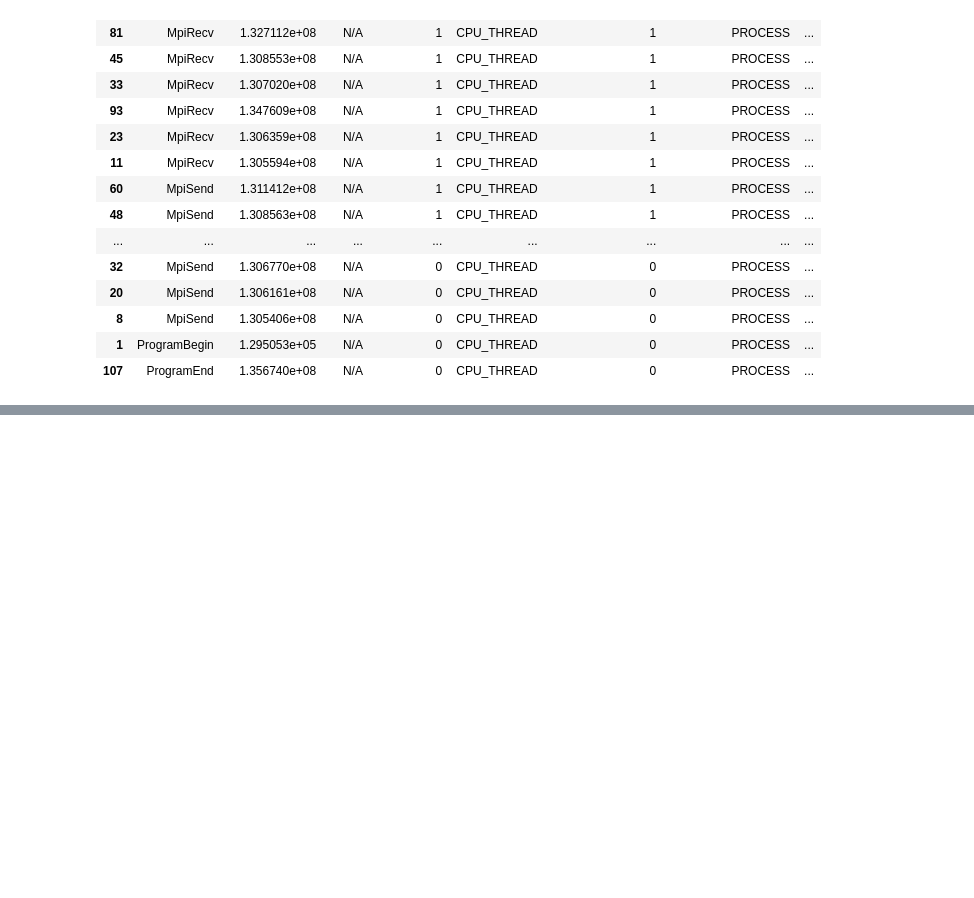
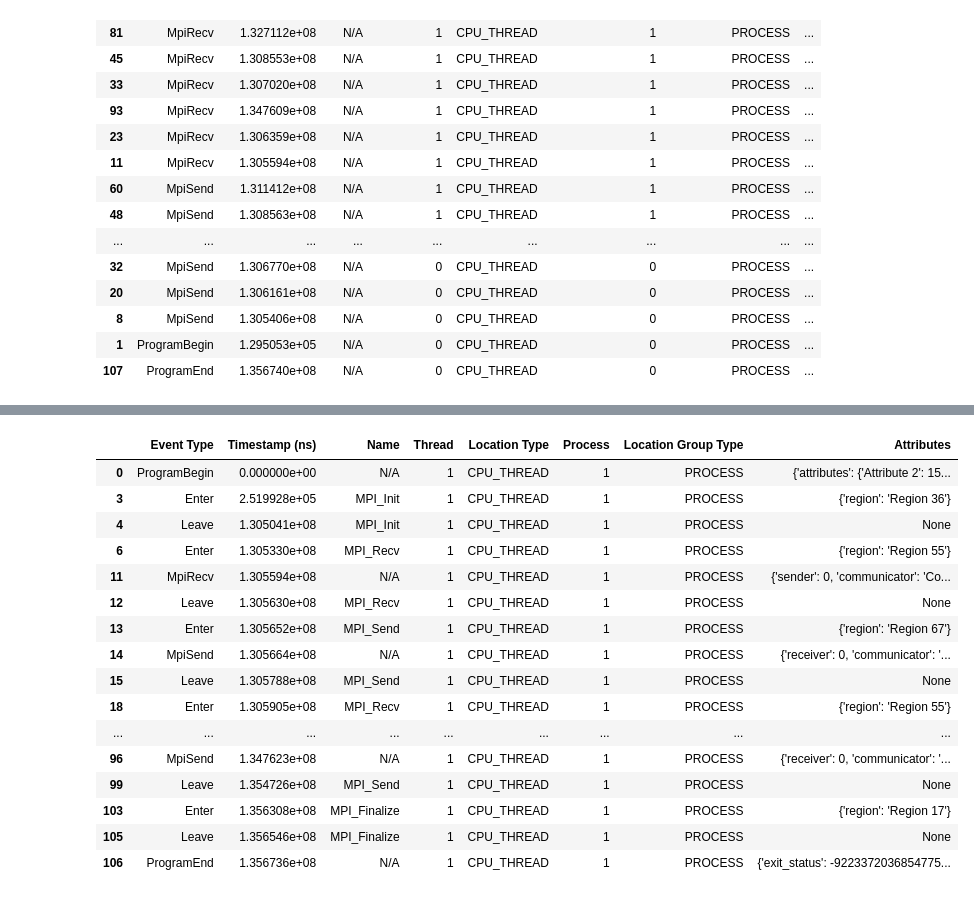
Before and after one commit to hpcgroup/pipit, a Jupyter notebook: docs/examples/query.ipynb, the cells around one changed output, grey strips where cells are left out. Drawn from its saved outputs; the diff is of its cells as text; code cells hidden in the pictures; blank space fills up the shorter version.

```diff
--- a/docs/examples/query.ipynb
+++ b/docs/examples/query.ipynb
@@ -469,3 +469,5 @@ trace.filter("Name", "==", "N/A").sort("Location ID", "desc").sort("Event").appl
 | 8 | MpiSend | 1.305406e+08 | N/A | 0 | CPU_THREAD | 0 | PROCESS | ... |
 | 1 | ProgramBegin | 1.295053e+05 | N/A | 0 | CPU_THREAD | 0 | PROCESS | ... |
 | 107 | ProgramEnd | 1.356740e+08 | N/A | 0 | CPU_THREAD | 0 | PROCESS | ... |
+# %%
+trace.sort("Timestamp (ns)", "desc").limit(10).apply()
@@ -471,0 +486,3 @@ trace.filter("Name", "==", "N/A").sort("Location ID", "desc").sort("Event").appl
+# %%
+trace.events = trace.events.rename(columns={"Event": "Event Type", "Location ID": "Thread", "Location Group ID": "Process"})
+trace.events
@@ -471,0 +503,20 @@ trace.filter("Name", "==", "N/A").sort("Location ID", "desc").sort("Event").appl
+# %%
+trace.filter("Process", "==", 1).apply()
+# %% [output]
+|  | Event Type | Timestamp (ns) | Name | Thread | Location Type | Process | Location Group Type | Attributes |
+| 0 | ProgramBegin | 0.000000e+00 | N/A | 1 | CPU_THREAD | 1 | PROCESS | {'attributes': {'Attribute 2': 15... |
+| 3 | Enter | 2.519928e+05 | MPI_Init | 1 | CPU_THREAD | 1 | PROCESS | {'region': 'Region 36'} |
+| 4 | Leave | 1.305041e+08 | MPI_Init | 1 | CPU_THREAD | 1 | PROCESS | None |
+| 6 | Enter | 1.305330e+08 | MPI_Recv | 1 | CPU_THREAD | 1 | PROCESS | {'region': 'Region 55'} |
+| 11 | MpiRecv | 1.305594e+08 | N/A | 1 | CPU_THREAD | 1 | PROCESS | {'sender': 0, 'communicator': 'Co... |
+| 12 | Leave | 1.305630e+08 | MPI_Recv | 1 | CPU_THREAD | 1 | PROCESS | None |
+| 13 | Enter | 1.305652e+08 | MPI_Send | 1 | CPU_THREAD | 1 | PROCESS | {'region': 'Region 67'} |
+| 14 | MpiSend | 1.305664e+08 | N/A | 1 | CPU_THREAD | 1 | PROCESS | {'receiver': 0, 'communicator': '... |
+| 15 | Leave | 1.305788e+08 | MPI_Send | 1 | CPU_THREAD | 1 | PROCESS | None |
+| 18 | Enter | 1.305905e+08 | MPI_Recv | 1 | CPU_THREAD | 1 | PROCESS | {'region': 'Region 55'} |
+| ... | ... | ... | ... | ... | ... | ... | ... | ... |
+| 96 | MpiSend | 1.347623e+08 | N/A | 1 | CPU_THREAD | 1 | PROCESS | {'receiver': 0, 'communicator': '... |
+| 99 | Leave | 1.354726e+08 | MPI_Send | 1 | CPU_THREAD | 1 | PROCESS | None |
+| 103 | Enter | 1.356308e+08 | MPI_Finalize | 1 | CPU_THREAD | 1 | PROCESS | {'region': 'Region 17'} |
+| 105 | Leave | 1.356546e+08 | MPI_Finalize | 1 | CPU_THREAD | 1 | PROCESS | None |
+| 106 | ProgramEnd | 1.356736e+08 | N/A | 1 | CPU_THREAD | 1 | PROCESS | {'exit_status': -9223372036854775... |
```
Also changed, not shown: parts of 4 cells of this notebook, 2 other files.
